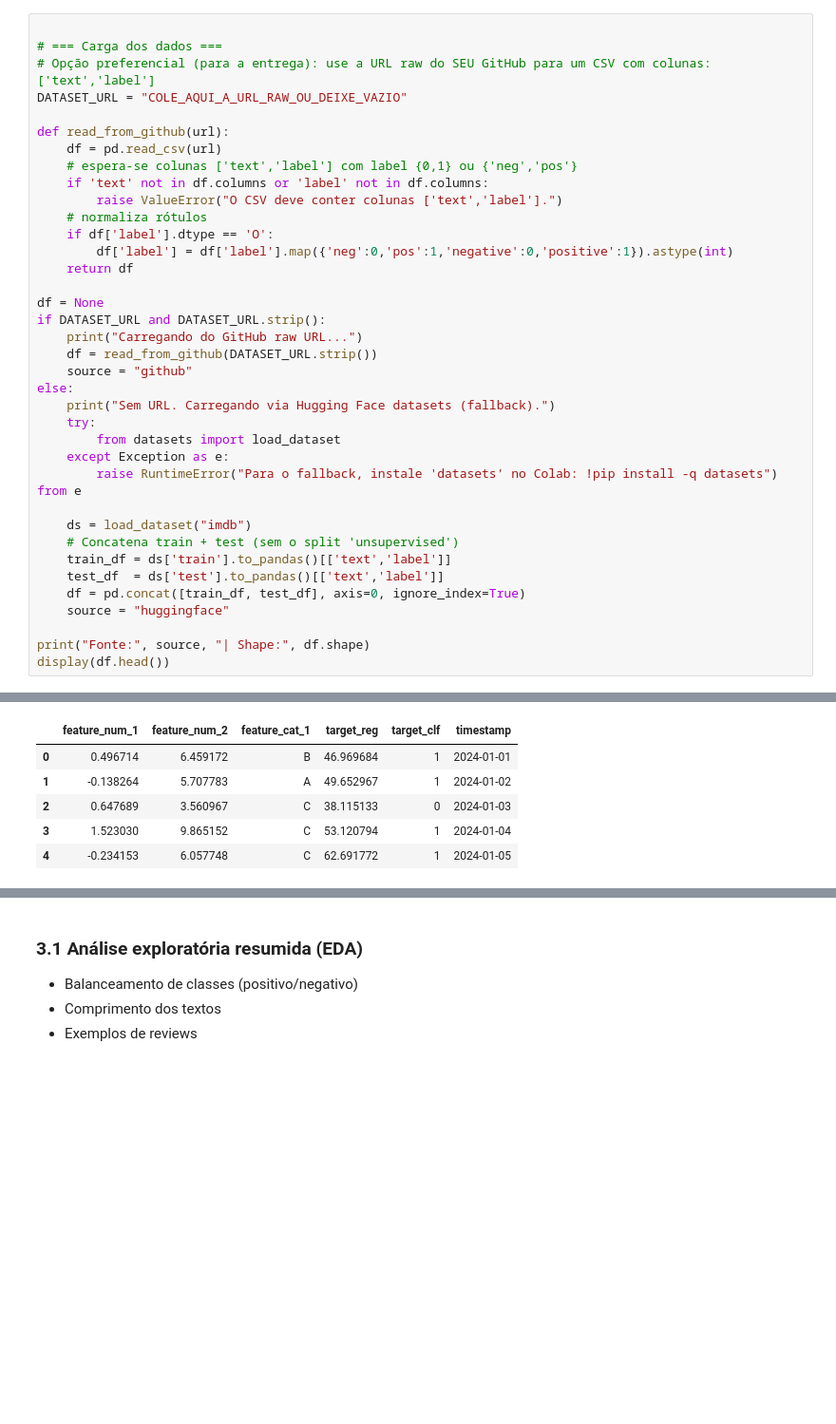
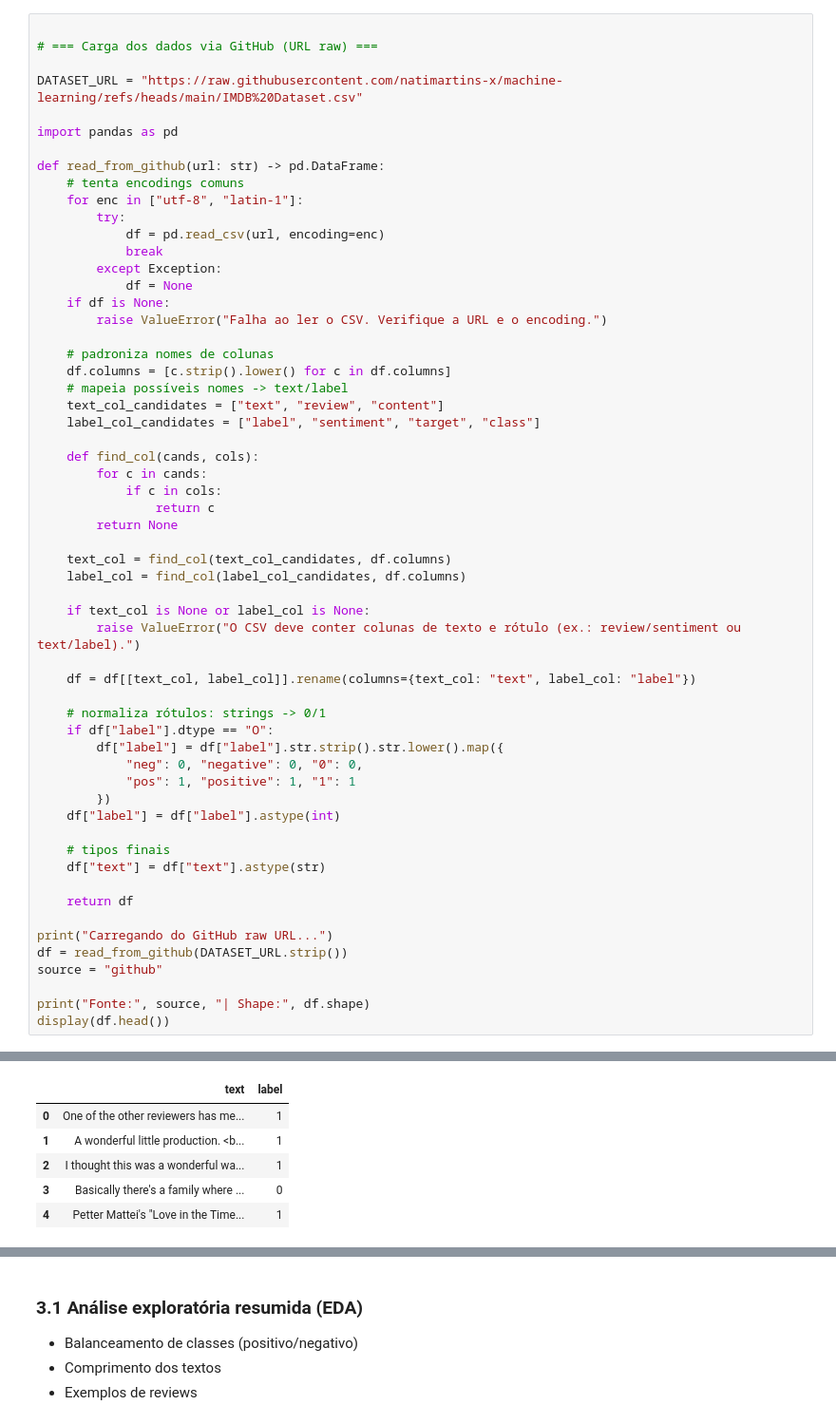
Before and after one commit to natimartins-x/machine-learning, a Jupyter notebook: MVP_IMDB_Sentiment.ipynb, the cells around one changed output, grey strips where cells are left out. Shown: that part at 95% size. Saved outputs shown, nothing was run; the diff lists cells and outputs as text; blank space fills up the shorter version.

```diff
--- a/MVP_IMDB_Sentiment.ipynb
+++ b/MVP_IMDB_Sentiment.ipynb
@@ -148,37 +290,58 @@ def evaluate_clustering(X_original, model):
 # %%
 
-# === Carga dos dados ===
-# Opção preferencial (para a entrega): use a URL raw do SEU GitHub para um CSV com colunas: ['text','label']
-DATASET_URL = "COLE_AQUI_A_URL_RAW_OU_DEIXE_VAZIO"
+# === Carga dos dados via GitHub (URL raw) ===
 
-def read_from_github(url):
-    df = pd.read_csv(url)
-    # espera-se colunas ['text','label'] com label {0,1} ou {'neg','pos'}
-    if 'text' not in df.columns or 'label' not in df.columns:
-        raise ValueError("O CSV deve conter colunas ['text','label'].")
-    # normaliza rótulos
-    if df['label'].dtype == 'O':
-        df['label'] = df['label'].map({'neg':0,'pos':1,'negative':0,'positive':1}).astype(int)
+DATASET_URL = "https://raw.githubusercontent.com/natimartins-x/machine-learning/refs/heads/main/IMDB%20Dataset.csv"
+
+import pandas as pd
+
+def read_from_github(url: str) -> pd.DataFrame:
+    # tenta encodings comuns
+    for enc in ["utf-8", "latin-1"]:
+        try:
+            df = pd.read_csv(url, encoding=enc)
+            break
+        except Exception:
+            df = None
+    if df is None:
+        raise ValueError("Falha ao ler o CSV. Verifique a URL e o encoding.")
+
+    # padroniza nomes de colunas
+    df.columns = [c.strip().lower() for c in df.columns]
+    # mapeia possíveis nomes -> text/label
+    text_col_candidates = ["text", "review", "content"]
+    label_col_candidates = ["label", "sentiment", "target", "class"]
+
+    def find_col(cands, cols):
+        for c in cands:
+            if c in cols:
+                return c
+        return None
+
+    text_col = find_col(text_col_candidates, df.columns)
+    label_col = find_col(label_col_candidates, df.columns)
+
+    if text_col is None or label_col is None:
+        raise ValueError("O CSV deve conter colunas de texto e rótulo (ex.: review/sentiment ou text/label).")
+
+    df = df[[text_col, label_col]].rename(columns={text_col: "text", label_col: "label"})
+
+    # normaliza rótulos: strings -> 0/1
+    if df["label"].dtype == "O":
+        df["label"] = df["label"].str.strip().str.lower().map({
+            "neg": 0, "negative": 0, "0": 0,
+            "pos": 1, "positive": 1, "1": 1
+        })
+    df["label"] = df["label"].astype(int)
+
+    # tipos finais
+    df["text"] = df["text"].astype(str)
+
     return df
 
-df = None
-if DATASET_URL and DATASET_URL.strip():
-    print("Carregando do GitHub raw URL...")
-    df = read_from_github(DATASET_URL.strip())
-    source = "github"
-else:
-    print("Sem URL. Carregando via Hugging Face datasets (fallback).")
-    try:
-        from datasets import load_dataset
-    except Exception as e:
-        raise RuntimeError("Para o fallback, instale 'datasets' no Colab: !pip install -q datasets") from e
-
-    ds = load_dataset("imdb")
-    # Concatena train + test (sem o split 'unsupervised')
-    train_df = ds['train'].to_pandas()[['text','label']]
-    test_df  = ds['test'].to_pandas()[['text','label']]
-    df = pd.concat([train_df, test_df], axis=0, ignore_index=True)
-    source = "huggingface"
+print("Carregando do GitHub raw URL...")
+df = read_from_github(DATASET_URL.strip())
+source = "github"
 
 print("Fonte:", source, "| Shape:", df.shape)
 display(df.head())
@@ -186,6 +351,6 @@ display(df.head())
-|  | feature_num_1 | feature_num_2 | feature_cat_1 | target_reg | target_clf | timestamp |
-| 0 | 0.496714 | 6.459172 | B | 46.969684 | 1 | 2024-01-01 |
-| 1 | -0.138264 | 5.707783 | A | 49.652967 | 1 | 2024-01-02 |
-| 2 | 0.647689 | 3.560967 | C | 38.115133 | 0 | 2024-01-03 |
-| 3 | 1.523030 | 9.865152 | C | 53.120794 | 1 | 2024-01-04 |
-| 4 | -0.234153 | 6.057748 | C | 62.691772 | 1 | 2024-01-05 |
+|  | text | label |
+| 0 | One of the other reviewers has me... | 1 |
+| 1 | A wonderful little production. <b... | 1 |
+| 2 | I thought this was a wonderful wa... | 1 |
+| 3 | Basically there's a family where ... | 0 |
+| 4 | Petter Mattei's "Love in the Time... | 1 |
```
Also changed, not shown: parts of 40 cells of this notebook.
